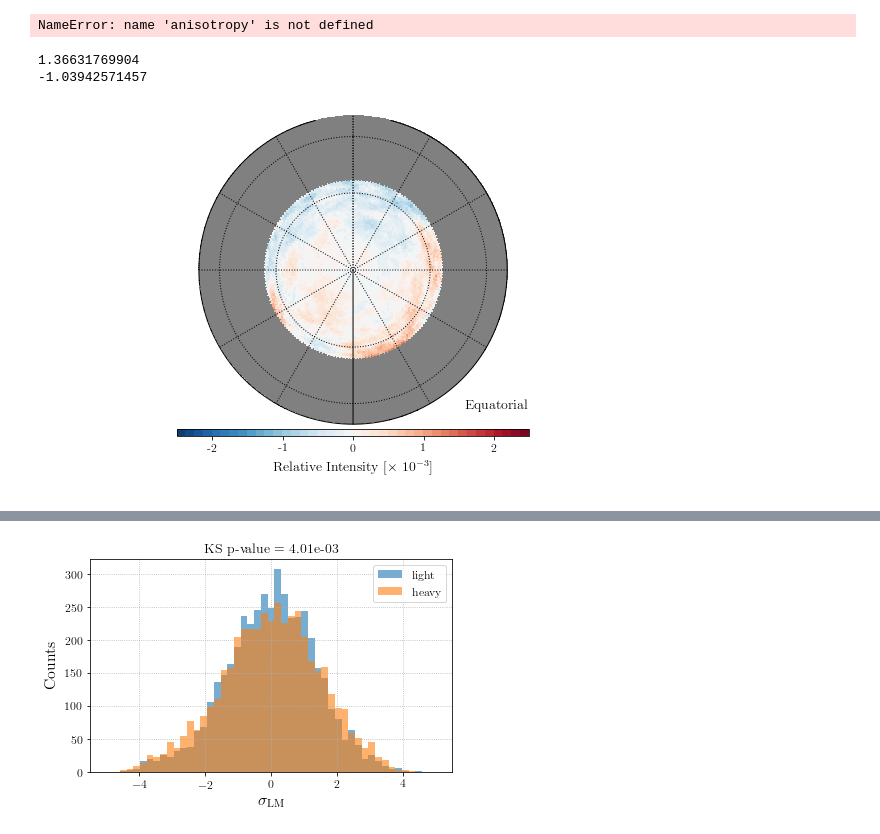
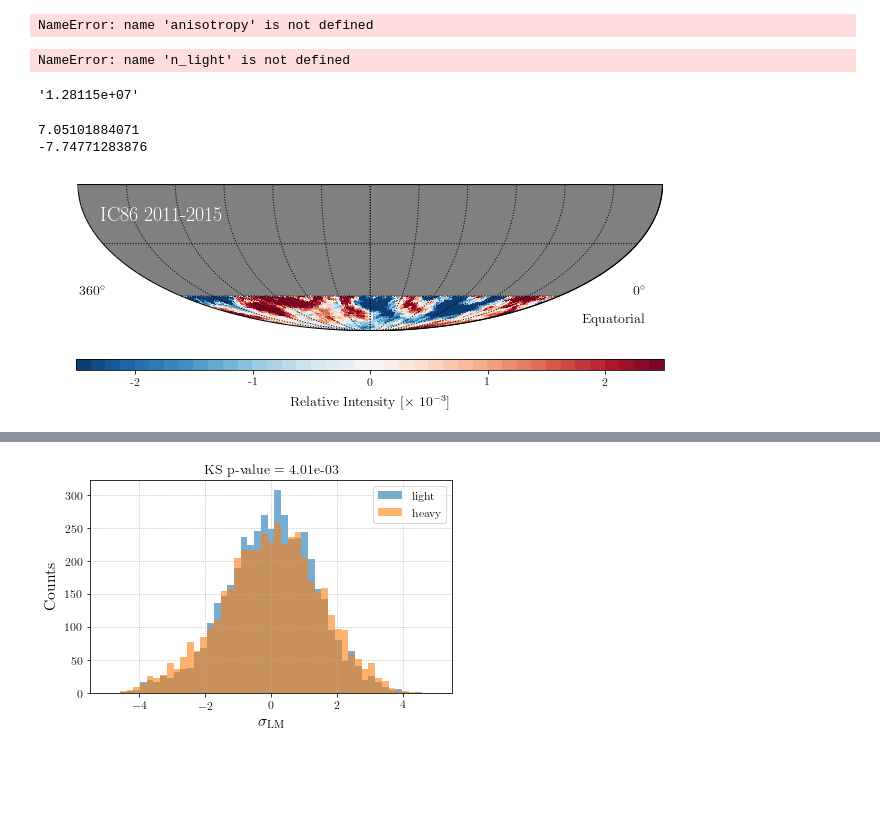
Before and after one commit to jrbourbeau/cr-composition, a Jupyter notebook: notebooks/anisotropy.ipynb, the cells around one changed output, grey strips where cells are left out. Cells and saved outputs as stored; diff of their text form; code cells hidden in the pictures; blank space fills up the shorter version.

Commit message:
Updates notebooks and plotting directory

```diff
--- a/notebooks/anisotropy.ipynb
+++ b/notebooks/anisotropy.ipynb
@@ -56,7 +56,8 @@ config = ['IC86.2011', 'IC86.2012', 'IC86.2013', 'IC86.2014', 'IC86.2015']
 n_side = 64
 smooth_rad = 5.0
 scale = 3
-decmax = -55
+decmax = -60
+# decmax = -55
 years_str = '2011-2015'
 composition='all'
 low_energy = True
@@ -70,10 +71,14 @@ n_heavy = anisotropy.get_num_events(config=config, composition='heavy', decmax=d
 NameError: name 'anisotropy' is not defined
 # %%
 n_light/n_total, n_heavy/n_total
+# %% [output]
+NameError: name 'n_light' is not defined
 # %%
-data_heavy = anisotropy.get_map('data', composition='heavy', **kwargs_data)
+data_heavy = anisotropy.get_map(name='data', composition='heavy', **kwargs_data)
 data_heavy[ data_heavy < 0 ] = 0
 '{:g}'.format(data_heavy.sum())
+# %% [output]
+'1.28115e+07'
 # %%
 kwargs_relint = {'config': config, 'low_energy': low_energy, 'smooth': smooth_rad, 'scale': scale, 'decmax': decmax}
 # %%
@@ -83,16 +88,16 @@ relint_heavy = anisotropy.get_map(name='relint', composition='heavy', **kwargs_r
 # %%
 print(relint_all.max())
 print(relint_all[relint_all != hp.UNSEEN].min())
 title = 'Relative Intensity [$\\times \ 10^{}$]'.format('{'+str(-scale)+'}')
 fig, ax = anisotropy.plot_skymap(relint_all, smooth=smooth_rad, decmax=decmax, scale=scale,
                                  color_palette='RdBu_r', symmetric=True, llabel='IC86 2011-2015',
-                                 cbar_title=title, cbar_min=-2.5, cbar_max=2.5, polar=True)
+                                 cbar_title=title, cbar_min=-2.5, cbar_max=2.5, polar=False)
 outfile = 'IC86-{}_relint_{}_nside-{}_smooth-{:0.1f}.png'.format(years_str, 'all', n_side, smooth_rad)
 plt.savefig(os.path.join(comp.paths.figures_dir, outfile))
 # %% [output]
-1.36631769904
--1.03942571457
+7.05101884071
+-7.74771283876
-[figure, old version]
+[figure, new version]
 # %%
 print(relint_light.max())
 print(relint_light[relint_light != hp.UNSEEN].min())
```
Also changed, not shown: parts of 3 cells of this notebook, 26 other files.
